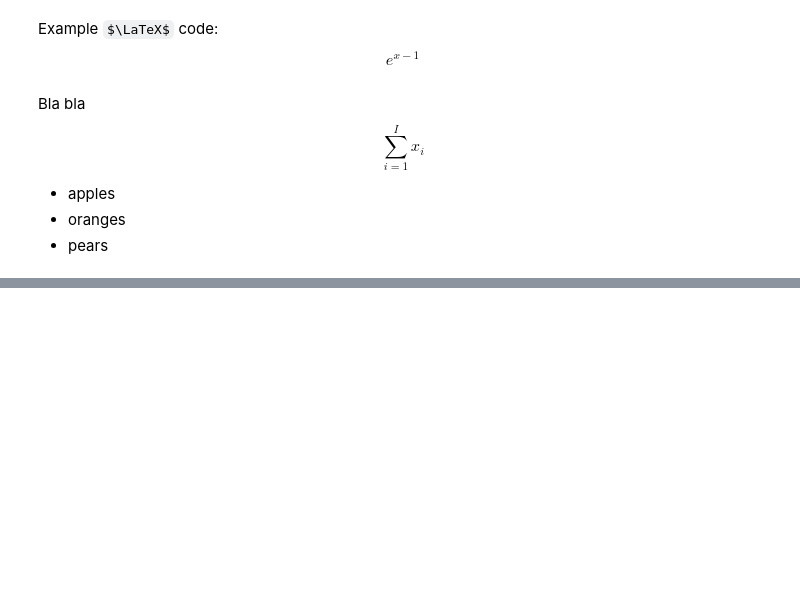
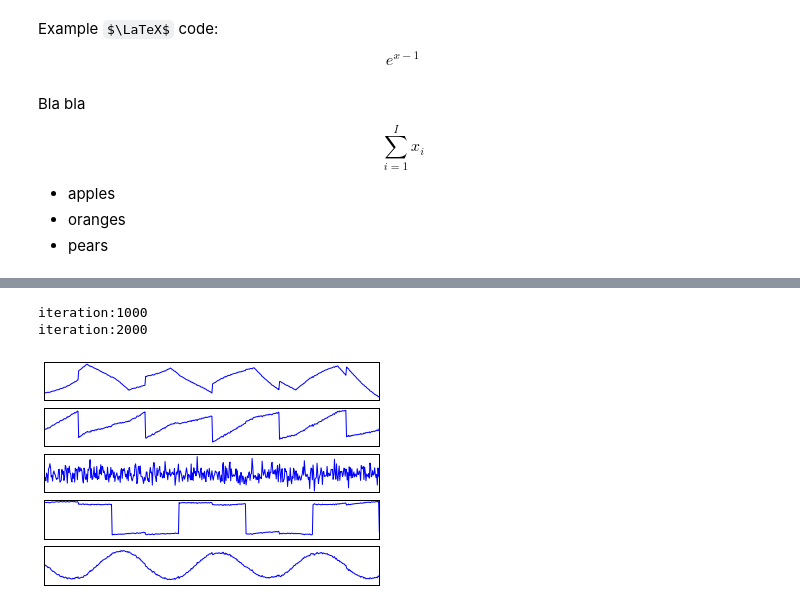
Before and after one commit to stablum/mlpm, a Jupyter notebook: testn.ipynb, the cells around one changed output, grey strips where cells are left out. Drawn from its saved outputs; the diff is of its cells as text; code cells hidden in the pictures; some formulas as TeX source; blank space fills up the shorter version.

```diff
--- a/testn.ipynb
+++ b/testn.ipynb
@@ -532,0 +725,13 @@ iteration:10000
+# %%
+#Sapprox = ICA_McKay_noCovariant(Xwhitened, actFunctions[1], 0.001, 3000)
+Sapprox = ICA_McKay_covariant(Xwhitened, actFunctions[1], 0.02, 2000)
+#Sapprox = ICA_lecture_old(Xwhitened,actFunctions[0], 0.0001, 1000)
+#Sapprox = ICA_lecture(Xwhitened,actFunctions[0], 0.000001, 1000)
+#Sapprox = ICA_fast(Xwhitened,actFunctions[0], 0.1, 300000)
+
+
+plot_signals(Sapprox)
+# %% [output]
+iteration:1000
+iteration:2000
+[figure, added]
```
Also changed, not shown: parts of 20 cells of this notebook, 2 other files.
